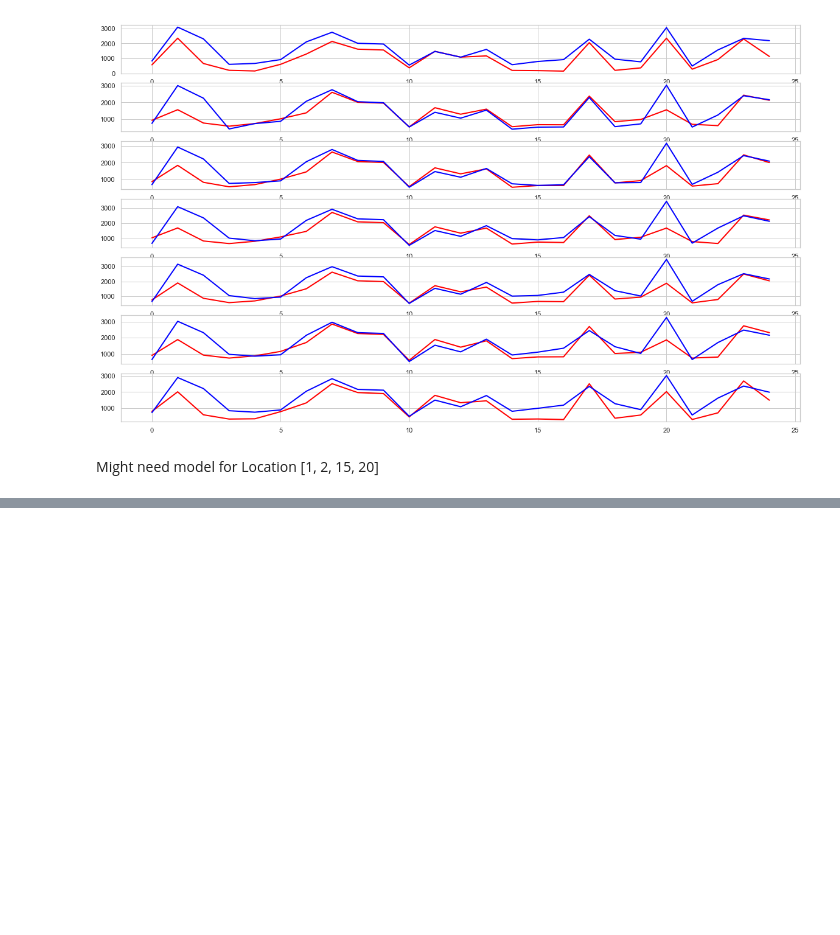
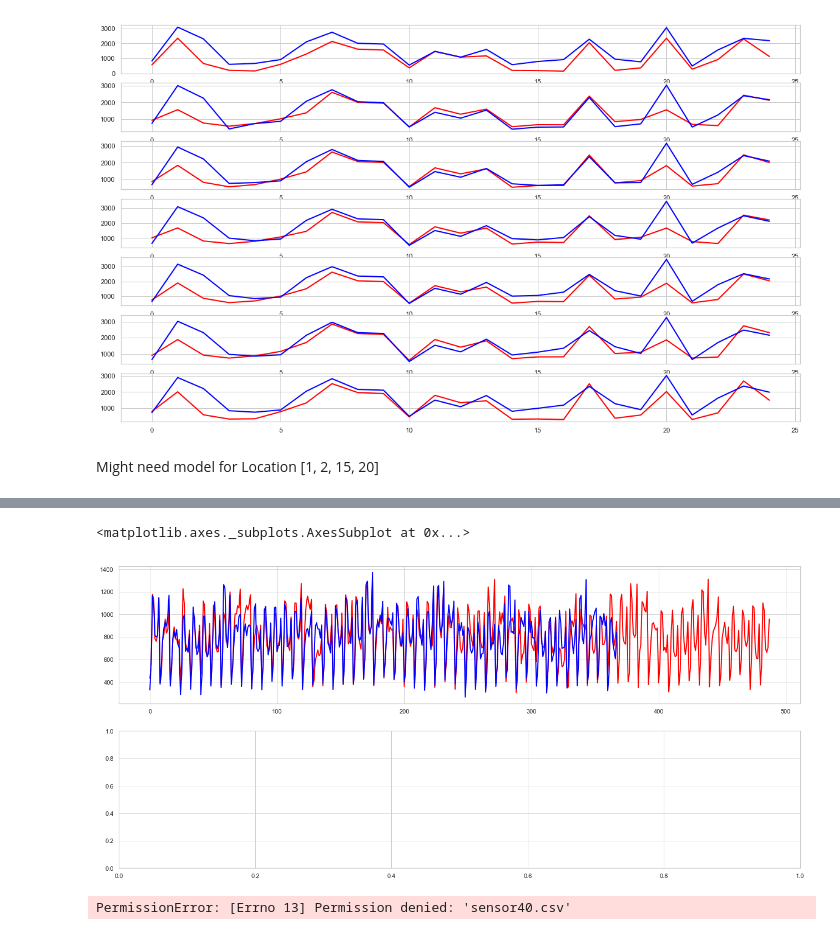
Before and after one commit to Data-plus/CBD-Dashboard, a Jupyter notebook: scripts/Making Prediction.ipynb, the cells around one changed output, grey strips where cells are left out. Cells and saved outputs as stored; diff of their text form; code cells hidden in the pictures; blank space fills up the shorter version.

```diff
--- a/scripts/Making Prediction.ipynb
+++ b/scripts/Making Prediction.ipynb
@@ -1208,3 +1263,5 @@ sns.lineplot(data=past4.iloc[:,9], palette="tab10", linewidth=2, ax=axs[6], colo
 [figure]
 # %% [markdown]
 Might need model for Location [1, 2, 15, 20]
+# %%
+winter_df = pd.read_csv('../static/data/winter.csv')
@@ -1210,0 +1289,27 @@ Might need model for Location [1, 2, 15, 20]
+# %%
+winter_df['date_time'] = pd.to_datetime(winter_df['date_time'], format="%d/%m/%Y %H:%M")
+# %%
+id =30
+models = [2, 3, 4, 10, 13, 17, 22, 29, 35, 43, 47, 49, 52, 58, 59, 104, 109, 110]
+
+pd_temp = pd_all[pd_all['Sensor_ID']==id]
+pd_temp = pd_temp[pd_temp['Year'] == 2017]
+
+#pd_temp = pd_temp[(pd_temp['Month']=='April') | (pd_temp['Month']=='May') | (pd_temp['Month']=='June') | (pd_temp['Month']=='July')]
+pd_temp = pd_temp[(pd_temp['Month']=='June') | (pd_temp['Month']=='July')]
+
+pd_temp = pd_temp.iloc[:,[3,4,6,7,9]]
+pd_temp2 = round(pd_temp.groupby(['Month', 'Mdate','Time'], as_index=False)['Hourly_Counts'].mean())
+pd_temp2['Hourly_Counts'] = round(pd_temp2.iloc[:,-1].apply(lambda x: x + (x/10 * random.randrange(-1,2)*0.1)))
+pd_temp2.tail(10)
+
+custom_dict = {'April':0, 'May':1, 'June':2, 'July':3}
+pd_temp2['rank'] = pd_temp2['Month'].map(custom_dict)
+
+pd_temp2 = pd_temp2.sort_values(['rank', 'Mdate', 'Time'])
+pd_temp2 = pd_temp2.drop(labels=['rank'],axis=1)
+pd_temp2 = pd_temp2.rename(columns={'Hourly_Counts': 'hourly_counts'})
+
+pd_temp2 = pd_temp2[(pd_temp2['Time'] < 18) & (pd_temp2['Time'] > 9)]
+
+pd_temp2.head(5)
@@ -1210,0 +1323,23 @@ Might need model for Location [1, 2, 15, 20]
+# %%
+models = [2, 3, 4, 10, 13, 17, 22, 29, 35, 43, 47, 49, 52, 58, 59, 104, 109, 110]
+%matplotlib inline
+fig, axs = plt.subplots(nrows=2, figsize=(22, 10))
+sns.set(style="whitegrid")
+
+pred = f4[f4['sensor_id']==id]['hourly_counts']
+
+final = winter_df[winter_df['sensor_id']==id]['hourly_counts']
+
+temp2 = pd_temp2['hourly_counts']
+temp2 = temp2.reset_index(drop=True)
+#temp2.index = temp2.index + 24*-1
+
+sns.lineplot(data=final.reset_index(drop=True).iloc[0:500,], palette="tab10", linewidth=2, ax=axs[0], color = 'red')
+sns.lineplot(data=temp2.reset_index(drop=True).iloc[0:500,], palette="tab10", linewidth=2, ax=axs[0], color = 'blue')
+# %% [output]
+<matplotlib.axes._subplots.AxesSubplot at 0x...>
+[figure, added]
+# %%
+pd_temp2.to_csv('sensor40.csv', index=False)
+# %% [output]
+PermissionError: [Errno 13] Permission denied: 'sensor40.csv'
```
Also changed, not shown: parts of 12 cells of this notebook, 4 other files.
